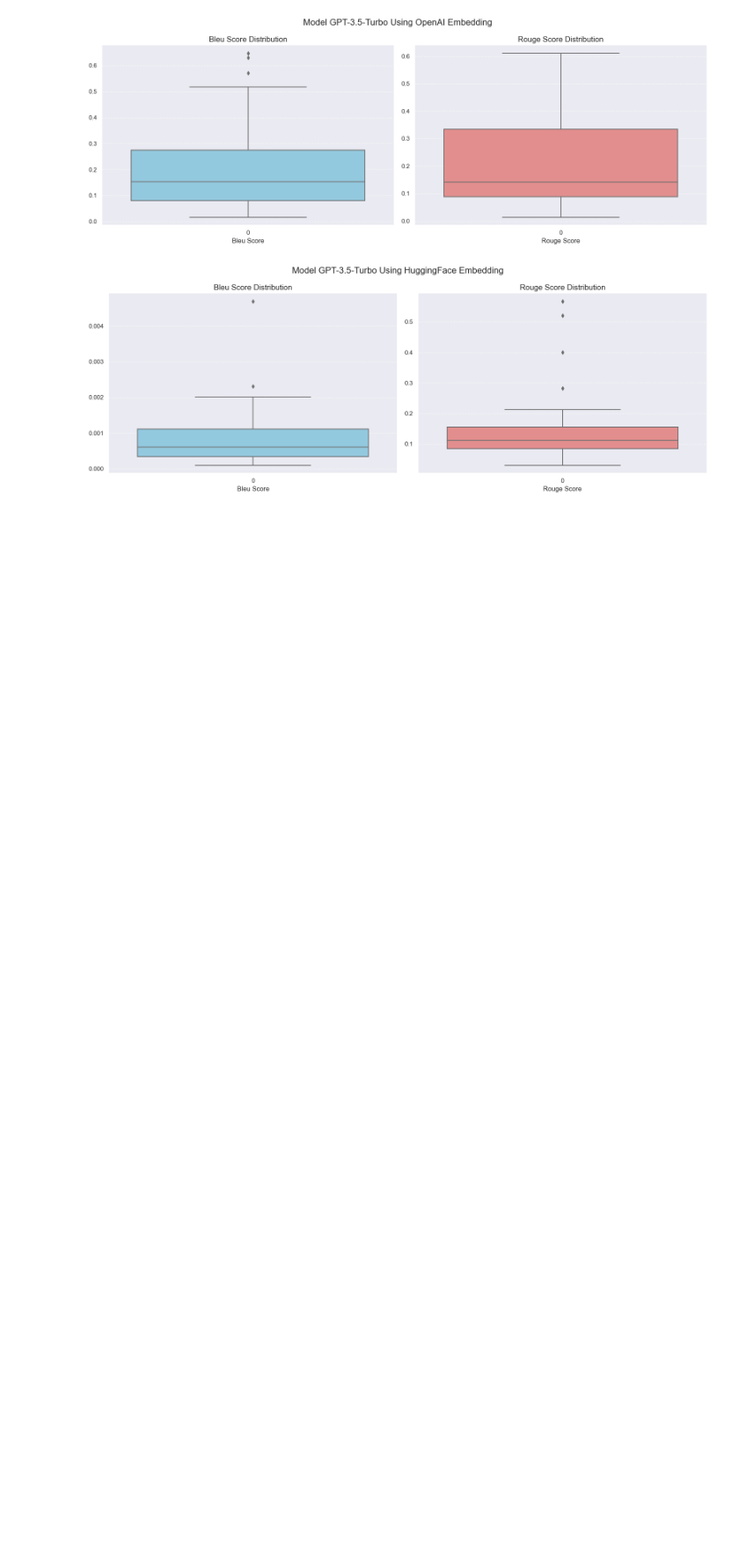
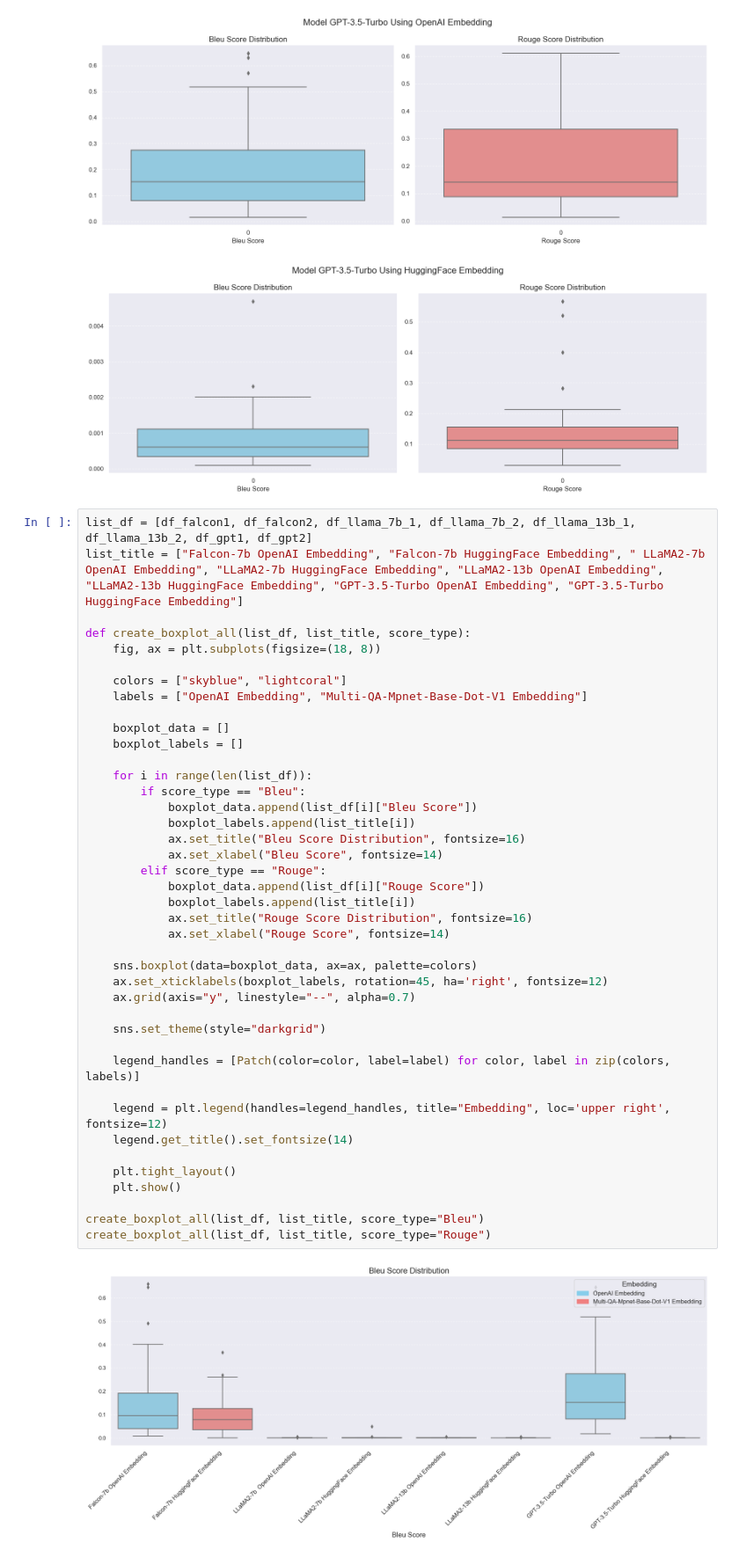
Before and after one commit to LinJTF/MedicinesLLM, a Jupyter notebook: notebook/analysis/data_analysis.ipynb, the cells around one changed output. Shown at 88% size. Saved outputs shown, nothing was run; the diff lists cells and outputs as text; blank space fills up the shorter version.

Commit message:
Added all boxplot function

```diff
--- a/notebook/analysis/data_analysis.ipynb
+++ b/notebook/analysis/data_analysis.ipynb
@@ -252,3 +253,46 @@ create_boxplot(list_df, list_title)
 [figure]
 [figure]
 [figure]
+# %%
+list_df = [df_falcon1, df_falcon2, df_llama_7b_1, df_llama_7b_2, df_llama_13b_1, df_llama_13b_2, df_gpt1, df_gpt2]
+list_title = ["Falcon-7b OpenAI Embedding", "Falcon-7b HuggingFace Embedding", " LLaMA2-7b  OpenAI Embedding", "LLaMA2-7b HuggingFace Embedding", "LLaMA2-13b OpenAI Embedding", "LLaMA2-13b HuggingFace Embedding", "GPT-3.5-Turbo OpenAI Embedding", "GPT-3.5-Turbo HuggingFace Embedding"]
+
+def create_boxplot_all(list_df, list_title, score_type):
+    fig, ax = plt.subplots(figsize=(18, 8))
+
+    colors = ["skyblue", "lightcoral"]
+    labels = ["OpenAI Embedding", "Multi-QA-Mpnet-Base-Dot-V1 Embedding"]
+
+    boxplot_data = []
+    boxplot_labels = []
+
+    for i in range(len(list_df)):
+        if score_type == "Bleu":
+            boxplot_data.append(list_df[i]["Bleu Score"])
+            boxplot_labels.append(list_title[i])
+            ax.set_title("Bleu Score Distribution", fontsize=16)
+            ax.set_xlabel("Bleu Score", fontsize=14)
+        elif score_type == "Rouge":
+            boxplot_data.append(list_df[i]["Rouge Score"])
+            boxplot_labels.append(list_title[i])
+            ax.set_title("Rouge Score Distribution", fontsize=16)
+            ax.set_xlabel("Rouge Score", fontsize=14)
+
+    sns.boxplot(data=boxplot_data, ax=ax, palette=colors)
+    ax.set_xticklabels(boxplot_labels, rotation=45, ha='right', fontsize=12)
+    ax.grid(axis="y", linestyle="--", alpha=0.7)
+
+    sns.set_theme(style="darkgrid")
+
+    legend_handles = [Patch(color=color, label=label) for color, label in zip(colors, labels)]
+
+    legend = plt.legend(handles=legend_handles, title="Embedding", loc='upper right', fontsize=12)
+    legend.get_title().set_fontsize(14)
+
+    plt.tight_layout()
+    plt.show()
+
+create_boxplot_all(list_df, list_title, score_type="Bleu")
+create_boxplot_all(list_df, list_title, score_type="Rouge")
+# %% [output]
+[figure, added]
```
Also changed, not shown: parts of 3 cells of this notebook, 1 other file.
